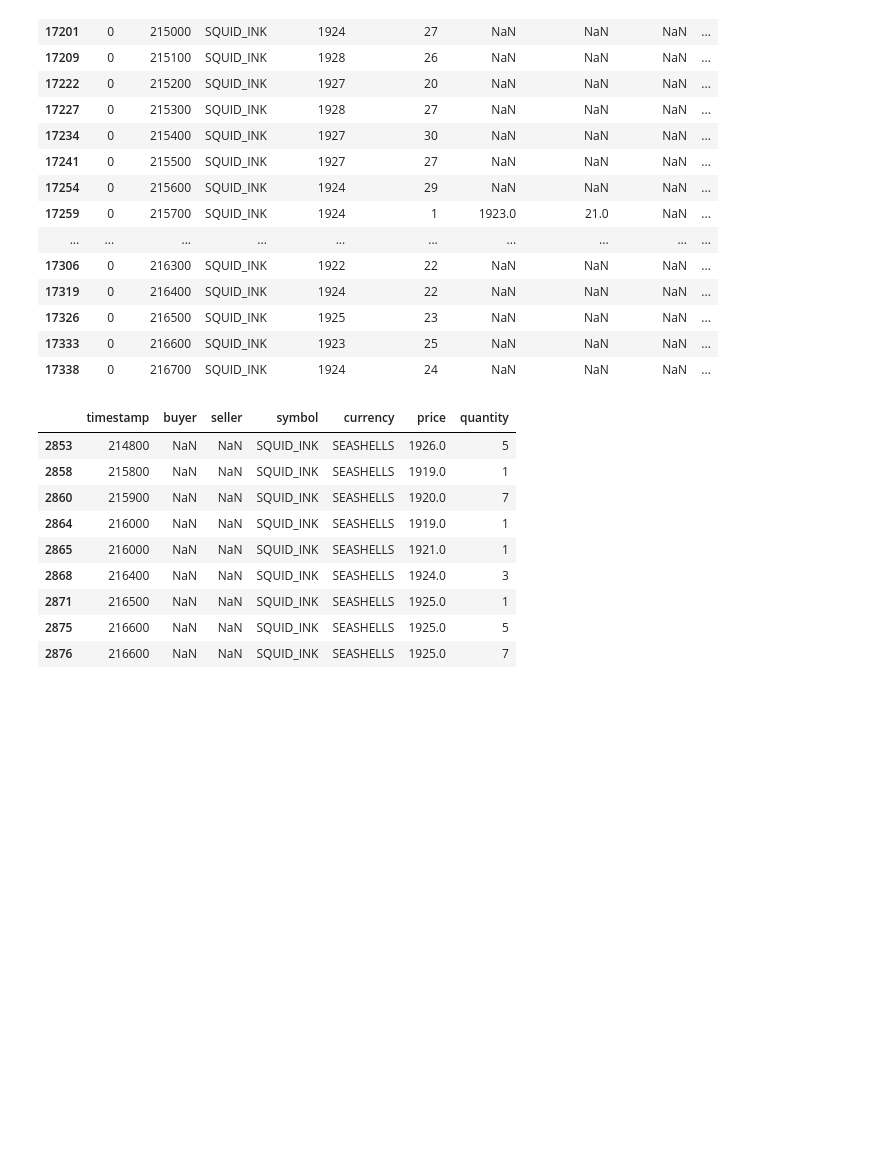
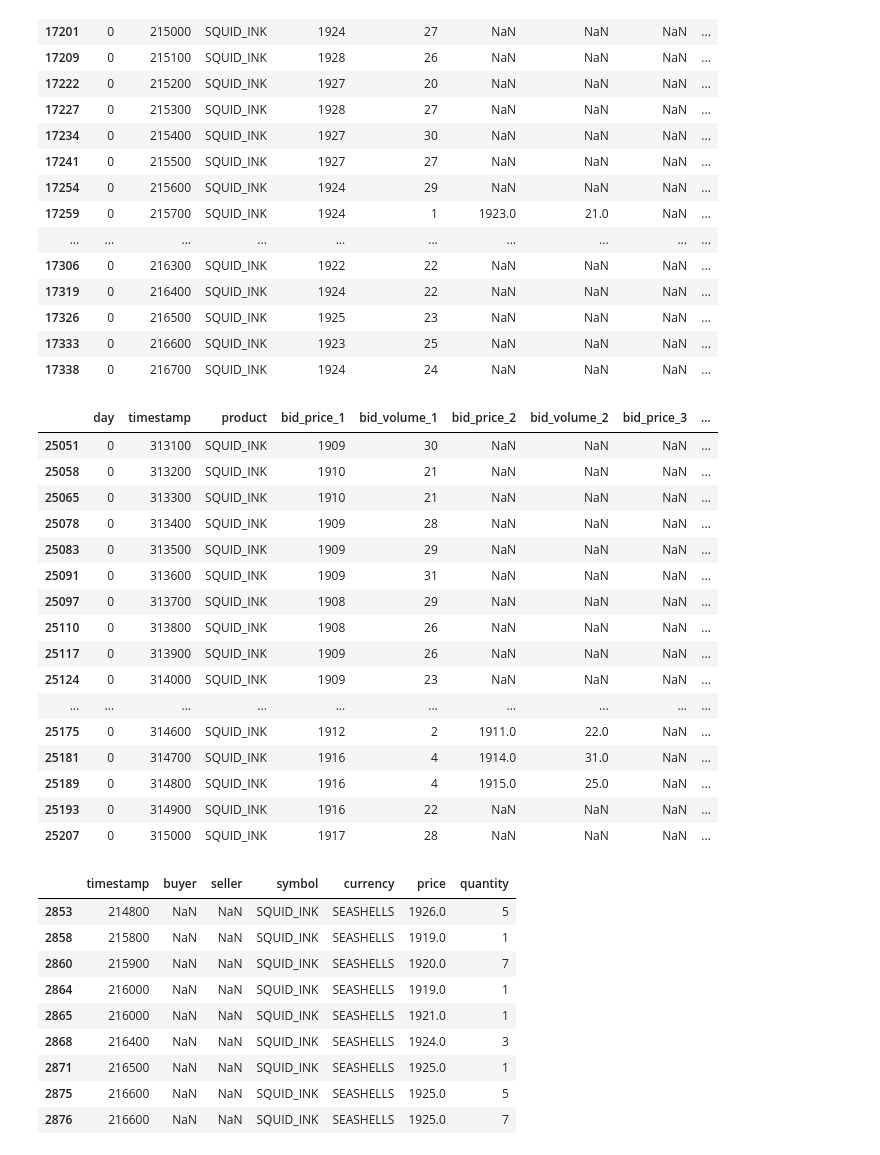
Before and after one commit to Edwin-yin/imc-prosperity-2, a Jupyter notebook: round1_new/ink_research.ipynb, the cells around one changed output. Cells and saved outputs as stored; diff of their text form; code cells hidden in the pictures; blank space fills up the shorter version.

```diff
--- a/round1_new/ink_research.ipynb
+++ b/round1_new/ink_research.ipynb
@@ -209,3 +206,7 @@ plot.add_trace(go.Scatter(
 original_df_ink = copy.deepcopy(df[df['product'] == 'SQUID_INK'])
 trade_df_ink = copy.deepcopy(trade_df[trade_df['symbol'] == 'SQUID_INK'])
 #for i in [2158,3141,3392,4469,6354]:
+# %%
+original_df_ink['ret1'] = (-original_df_ink['mid_price'].shift(1) + original_df_ink['mid_price']) / original_df_ink['mid_price'].shift(1)
+original_df_ink['forward_ret1'] = (df_ink['mid_price'].shift(-1) - df_ink['mid_price']) / df_ink['mid_price']
+original_df_ink
@@ -229,6 +272,26 @@ original_df_ink.iloc[2158-10:2158+10]
 | 17326 | 0 | 216500 | SQUID_INK | 1925 | 23 | NaN | NaN | NaN | ... |
 | 17333 | 0 | 216600 | SQUID_INK | 1923 | 25 | NaN | NaN | NaN | ... |
 | 17338 | 0 | 216700 | SQUID_INK | 1924 | 24 | NaN | NaN | NaN | ... |
+# %%
+original_df_ink.iloc[3141-10:3141+10]
+# %% [output]
+|  | day | timestamp | product | bid_price_1 | bid_volume_1 | bid_price_2 | bid_volume_2 | bid_price_3 | ... |
+| 25051 | 0 | 313100 | SQUID_INK | 1909 | 30 | NaN | NaN | NaN | ... |
+| 25058 | 0 | 313200 | SQUID_INK | 1910 | 21 | NaN | NaN | NaN | ... |
+| 25065 | 0 | 313300 | SQUID_INK | 1910 | 21 | NaN | NaN | NaN | ... |
+| 25078 | 0 | 313400 | SQUID_INK | 1909 | 28 | NaN | NaN | NaN | ... |
+| 25083 | 0 | 313500 | SQUID_INK | 1909 | 29 | NaN | NaN | NaN | ... |
+| 25091 | 0 | 313600 | SQUID_INK | 1909 | 31 | NaN | NaN | NaN | ... |
+| 25097 | 0 | 313700 | SQUID_INK | 1908 | 29 | NaN | NaN | NaN | ... |
+| 25110 | 0 | 313800 | SQUID_INK | 1908 | 26 | NaN | NaN | NaN | ... |
+| 25117 | 0 | 313900 | SQUID_INK | 1909 | 26 | NaN | NaN | NaN | ... |
+| 25124 | 0 | 314000 | SQUID_INK | 1909 | 23 | NaN | NaN | NaN | ... |
+| ... | ... | ... | ... | ... | ... | ... | ... | ... | ... |
+| 25175 | 0 | 314600 | SQUID_INK | 1912 | 2 | 1911.0 | 22.0 | NaN | ... |
+| 25181 | 0 | 314700 | SQUID_INK | 1916 | 4 | 1914.0 | 31.0 | NaN | ... |
+| 25189 | 0 | 314800 | SQUID_INK | 1916 | 4 | 1915.0 | 25.0 | NaN | ... |
+| 25193 | 0 | 314900 | SQUID_INK | 1916 | 22 | NaN | NaN | NaN | ... |
+| 25207 | 0 | 315000 | SQUID_INK | 1917 | 28 | NaN | NaN | NaN | ... |
 # %%
 trade_df_ink[(trade_df_ink['timestamp'] >= 214800) & (trade_df_ink['timestamp'] <= 216800)]
 # %% [output]
```
Also changed, not shown: parts of 9 cells of this notebook, 5 other files.
